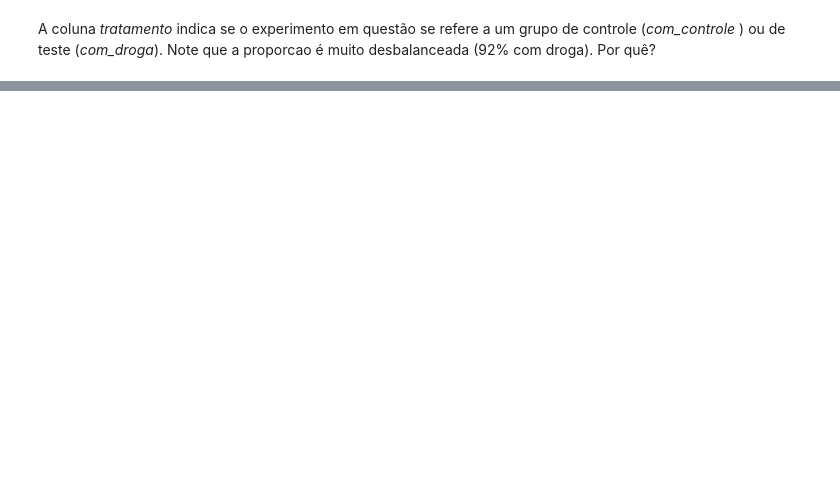
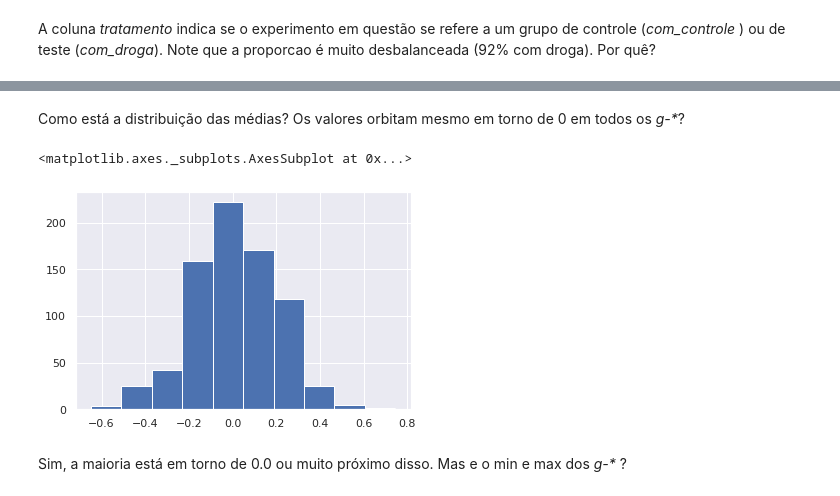
Before and after one commit to llrt/alura-imersaodados3, a Jupyter notebook: alura_imersaodados3.ipynb, the cells around one changed output, grey strips where cells are left out. Cells and saved outputs as stored; diff of their text form; code cells hidden in the pictures; blank space fills up the shorter version.

```diff
--- a/alura_imersaodados3.ipynb
+++ b/alura_imersaodados3.ipynb
@@ -134,0 +327,9 @@ dados
+# %% [markdown]
+Como está a distribuição das médias? Os valores orbitam mesmo em torno de 0 em todos os _g-*_?
+# %%
+dados.loc[:, dados.columns.str.startswith("g")].describe().T['mean'].hist()
+# %% [output]
+<matplotlib.axes._subplots.AxesSubplot at 0x...>
+[figure, added]
+# %% [markdown]
+Sim, a maioria está em torno de 0.0 ou muito próximo disso. Mas e o min e max dos _g-*_ ?
```
Also changed, not shown: parts of 59 cells of this notebook.
